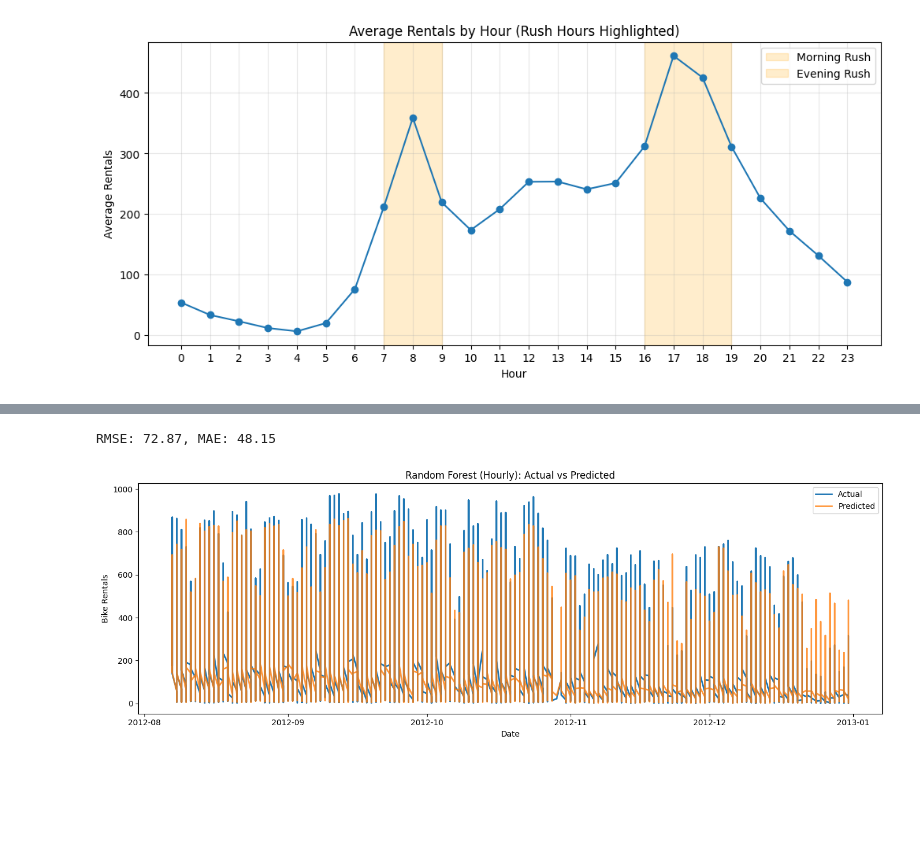
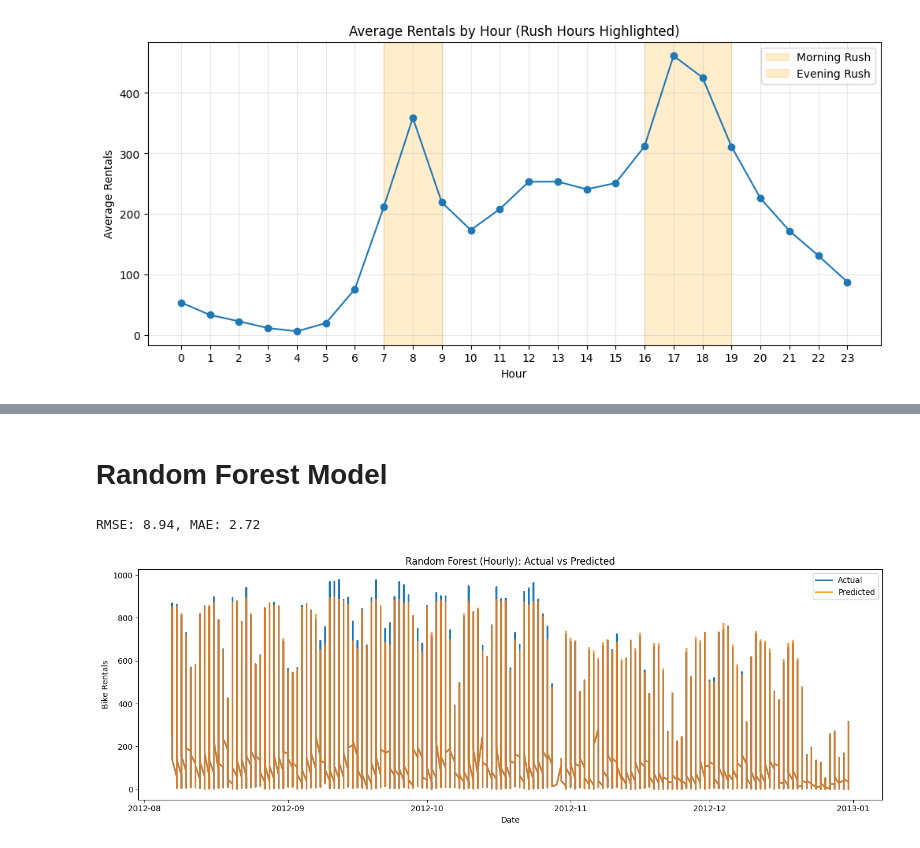
Before and after one commit to atikuddola/Forecasting-Model-Explore, a Jupyter notebook: forcast.ipynb, the cells around one changed output, grey strips where cells are left out. Cells and saved outputs as stored; diff of their text form; code cells hidden in the pictures; blank space fills up the shorter version.

```diff
--- a/forcast.ipynb
+++ b/forcast.ipynb
@@ -211,23 +85,31 @@ Index(['instant', 'ds', 'season', 'yr', 'mnth', 'hr', 'holiday', 'weekday',
 # %%
 from sklearn.preprocessing import LabelEncoder
 
+# Lag features
 df['y_lag1'] = df['y'].shift(1)
 df['y_lag7'] = df['y'].shift(7)
 df['y_roll7'] = df['y'].rolling(7).mean()
+
+# Date features
 df['dayofweek'] = df['ds'].dt.dayofweek
 df['month'] = df['ds'].dt.month
-df = df.dropna()  # drop initial rows with NaN
+df['hour'] = df['hr']
 
-#Label Encode Weekday
+# Label encode weekday
 le = LabelEncoder()
-df['weekday'] = le.fit_transform(df['weekday'])
+df['weekday_encoded'] = le.fit_transform(df['weekday'])
 
-# Define a function to determine if a given hour is typically a rush hour
+# Create rush hour feature
 def is_rush_hour(hour):
     if (7 <= hour <= 9) or (16 <= hour <= 19):
         return 1
     else:
         return 0
 
-# Apply the function to the 'hr' column to create the new 'rush_hour' feature
 df['rush_hour'] = df['hr'].apply(is_rush_hour)
+
+# Drop rows with NaN values from lag features
+df = df.dropna()
+
+print("Preprocessed dataset shape:", df.shape)
+df[['ds', 'y', 'y_lag1', 'y_lag7', 'y_roll7', 'rush_hour']].head()
@@ -312,3 +205,5 @@ Index(['instant', 'ds', 'season', 'yr', 'mnth', 'hr', 'holiday', 'weekday',
+# %% [markdown]
+# Random Forest Model
 # %%
 from sklearn.ensemble import RandomForestRegressor
 from sklearn.model_selection import train_test_split
@@ -318,6 +213,23 @@ import pandas as pd
 import matplotlib.pyplot as plt
 
 # Features & target
+
+# Index(['instant', 'season', 'yr', 'mnth', 'hr', 'holiday', 'weekday',
+#        'workingday', 'weathersit', 'temp', 'atemp', 'hum', 'windspeed',
+#        'casual', 'registered', 'y_lag1', 'y_lag7', 'y_roll7', 'dayofweek',
+#        'month', 'hour', 'weekday_encoded', 'rush_hour'],
+#       dtype='object')
+
+# X = df.drop(columns=['y', 'ds', 'atemp', 'instant', 'windspeed', 'registered', 'casual'])
+# y = df['y']
+# print(X.columns)
+# print(y.columns)
+
+rf_features = ['season', 'yr', 'mnth', 'hr', 'holiday', 'workingday', 'temp', 'hum', 'windspeed',
+               'y_lag1', 'y_lag7', 'y_roll7', 'dayofweek', 'rush_hour']
+
+X_rf = df[rf_features]
+y_rf = df['y']
 
 # Split 80% train, 20% test
 split_idx = int(len(df)*0.8)
@@ -333,40 +245,32 @@ y_pred = rf.predict(X_test)
 
 # Metrics
 rmse = np.sqrt(mean_squared_error(y_test, y_pred))
 mae = mean_absolute_error(y_test, y_pred)
 print(f"RMSE: {rmse:.2f}, MAE: {mae:.2f}")
-
-# Plot
-# plt.figure(figsize=(12,5))
-# plt.plot(df['ds'][split_idx:], y_test, label='Actual')
-# plt.plot(df['ds'][split_idx:], y_pred, label='Predicted')
-# plt.legend()
-# plt.title("Random Forest: Actual vs Predicted")
-# plt.show()
 
 plt.figure(figsize=(14,5))
 
 plt.plot(
     df.loc[y_test.index, 'ds'],
     y_test,
     label='Actual',
     linewidth=2
 )
 
 plt.plot(
     df.loc[y_test.index, 'ds'],
     y_pred,
     label='Predicted',
     linewidth=2,
     alpha=0.8
 )
 
 plt.legend()
 plt.title("Random Forest (Hourly): Actual vs Predicted")
 plt.xlabel("Date")
 plt.ylabel("Bike Rentals")
 plt.tight_layout()
 plt.show()
 # %% [output]
-RMSE: 72.87, MAE: 48.15
+RMSE: 8.94, MAE: 2.72
-[figure, old version]
+[figure, new version]
```
Also changed, not shown: parts of 47 cells of this notebook.
